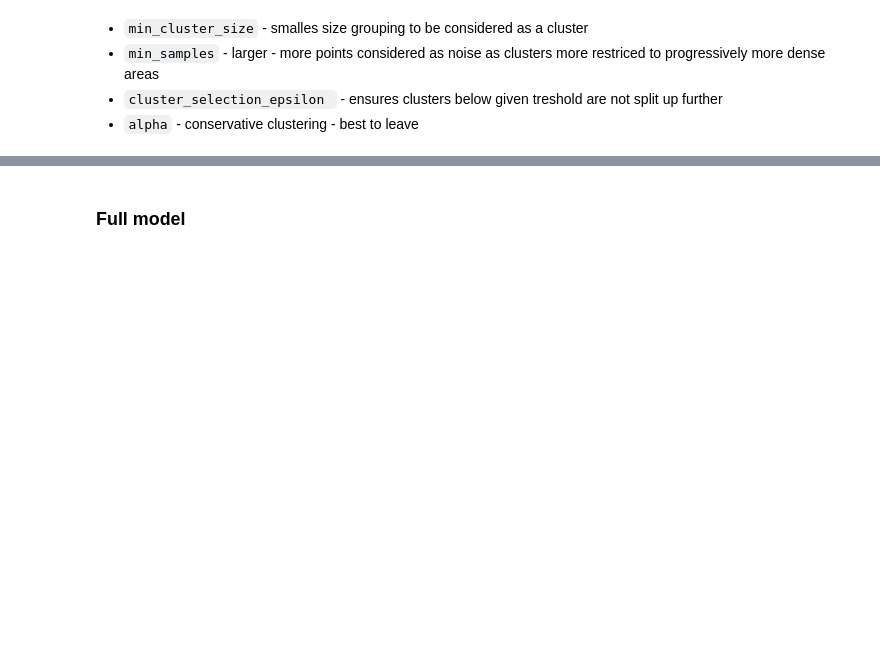
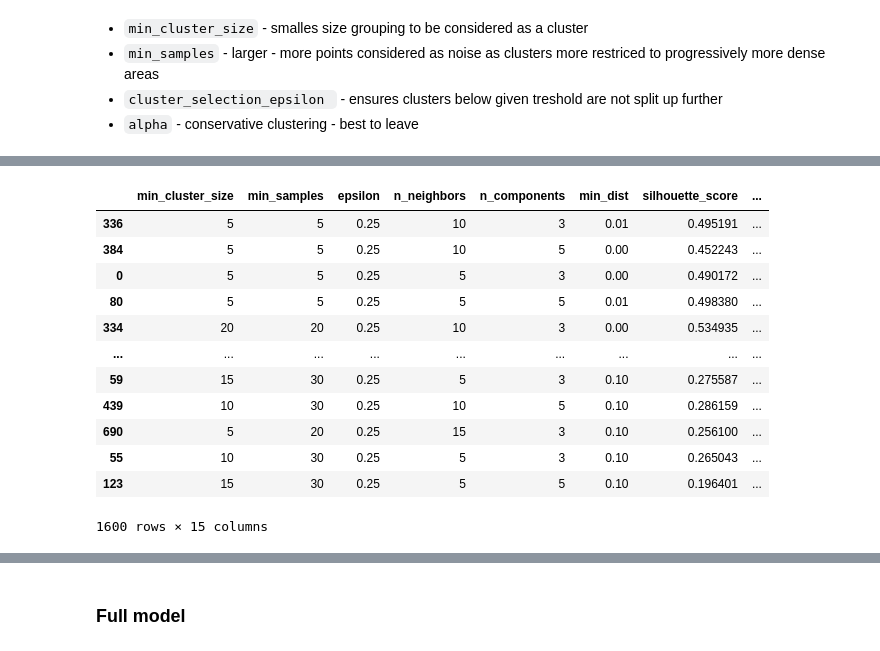
Before and after one commit to Michiel-DK/finance, a Jupyter notebook: notebooks/clustering_description.ipynb, the cells around one changed output, grey strips where cells are left out. Drawn from its saved outputs; the diff is of its cells as text; code cells hidden in the pictures; blank space fills up the shorter version.

```diff
--- a/notebooks/clustering_description.ipynb
+++ b/notebooks/clustering_description.ipynb
@@ -149,3 +166,19 @@ df
+# %%
+df.sort_values('average_rank')
+# %% [output]
+|  | min_cluster_size | min_samples | epsilon | n_neighbors | n_components | min_dist | silhouette_score | ... |
+| 336 | 5 | 5 | 0.25 | 10 | 3 | 0.01 | 0.495191 | ... |
+| 384 | 5 | 5 | 0.25 | 10 | 5 | 0.00 | 0.452243 | ... |
+| 0 | 5 | 5 | 0.25 | 5 | 3 | 0.00 | 0.490172 | ... |
+| 80 | 5 | 5 | 0.25 | 5 | 5 | 0.01 | 0.498380 | ... |
+| 334 | 20 | 20 | 0.25 | 10 | 3 | 0.00 | 0.534935 | ... |
+| ... | ... | ... | ... | ... | ... | ... | ... | ... |
+| 59 | 15 | 30 | 0.25 | 5 | 3 | 0.10 | 0.275587 | ... |
+| 439 | 10 | 30 | 0.25 | 10 | 5 | 0.10 | 0.286159 | ... |
+| 690 | 5 | 20 | 0.25 | 15 | 3 | 0.10 | 0.256100 | ... |
+| 55 | 10 | 30 | 0.25 | 5 | 3 | 0.10 | 0.265043 | ... |
+| 123 | 15 | 30 | 0.25 | 5 | 5 | 0.10 | 0.196401 | ... |
+1600 rows × 15 columns
 # %%
 df['rank_silhouette'] = df.silhouette_score.rank(ascending=False, method='dense')
 df['rank_calinksi'] = df.calinski.rank(ascending=False, method='dense')
```
Also changed, not shown: parts of 6 cells of this notebook, 3 other files.
